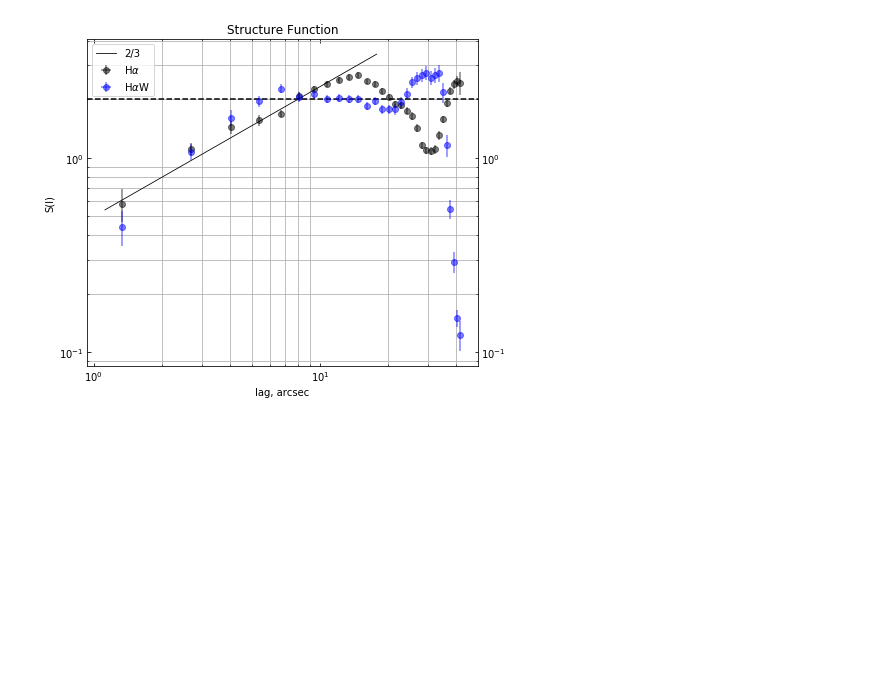
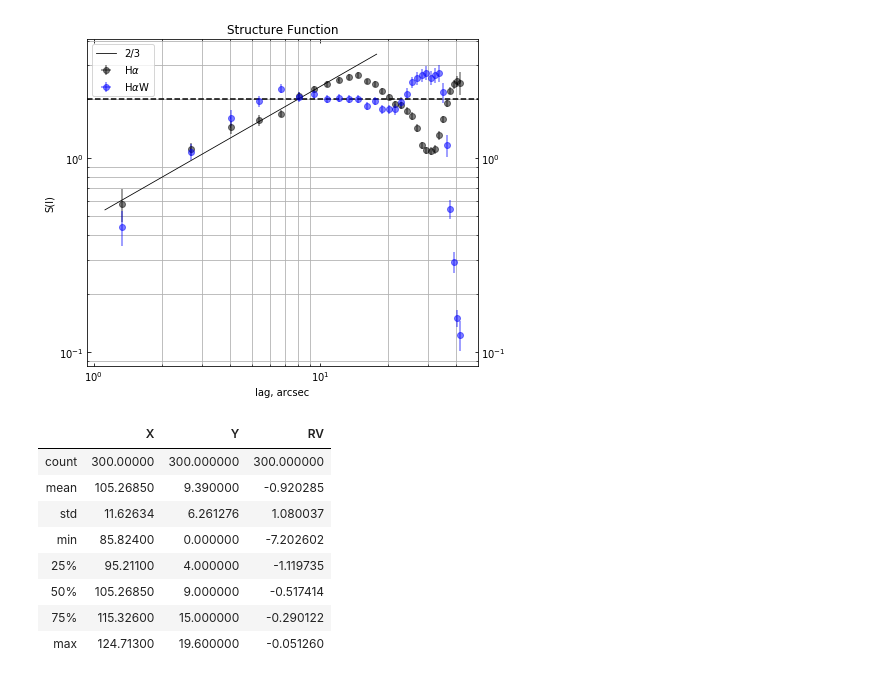
Before and after one commit to will-henney/JavGVastro-PhD, a Jupyter notebook: 604.ipynb, the cells around one changed output. Saved outputs shown, nothing was run; the diff lists cells and outputs as text; code cells hidden in the pictures; blank space fills up the shorter version.

```diff
--- a/604.ipynb
+++ b/604.ipynb
@@ -1191,0 +1191,13 @@ plt.grid(which='minor')
+# %%
+dfav = pd.DataFrame({'X': dataHH.RA, 'Y': dataHH.DE, 'RV': argo})
+dfav.describe()
+# %% [output]
+|  | X | Y | RV |
+| count | 300.00000 | 300.000000 | 300.000000 |
+| mean | 105.26850 | 9.390000 | -0.920285 |
+| std | 11.62634 | 6.261276 | 1.080037 |
+| min | 85.82400 | 0.000000 | -7.202602 |
+| 25% | 95.21100 | 4.000000 | -1.119735 |
+| 50% | 105.26850 | 9.000000 | -0.517414 |
+| 75% | 115.32600 | 15.000000 | -0.290122 |
+| max | 124.71300 | 19.600000 | -0.051260 |
```
Also changed, not shown: parts of 11 cells of this notebook.
